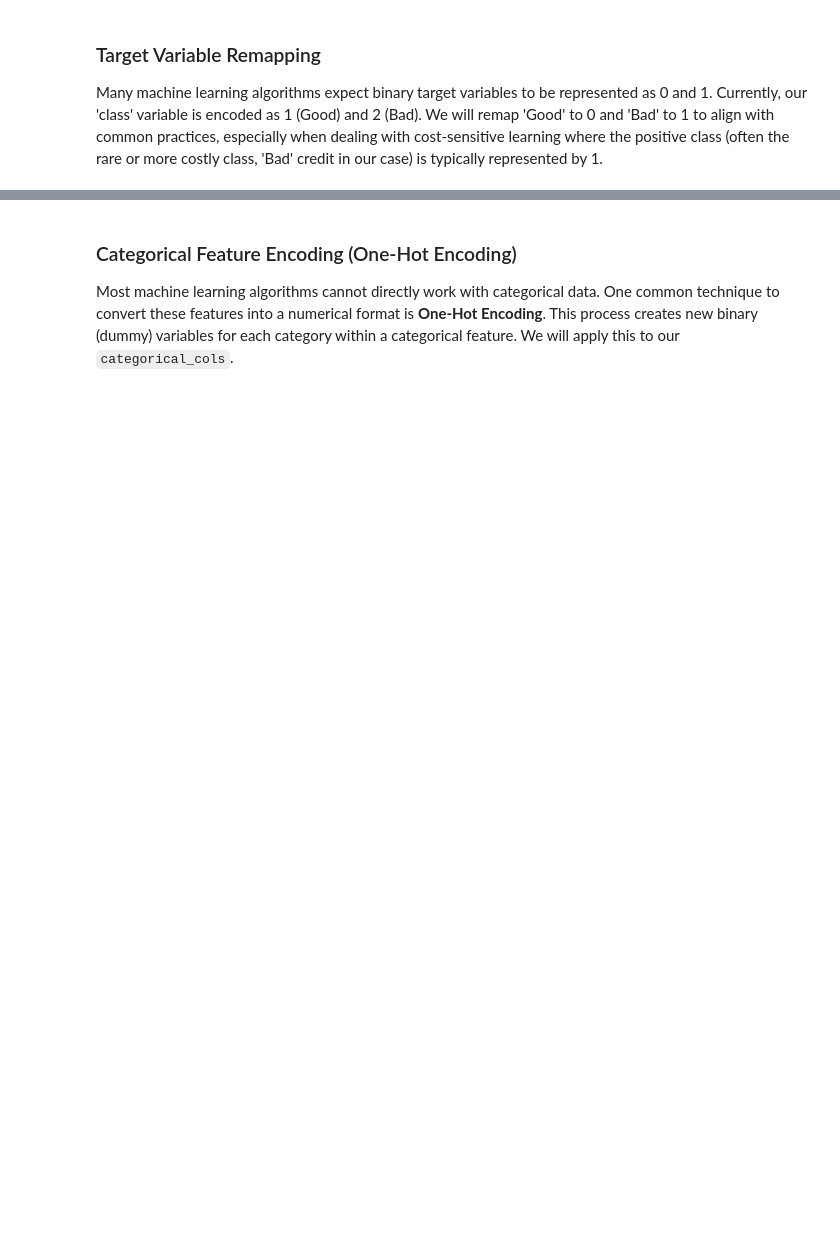
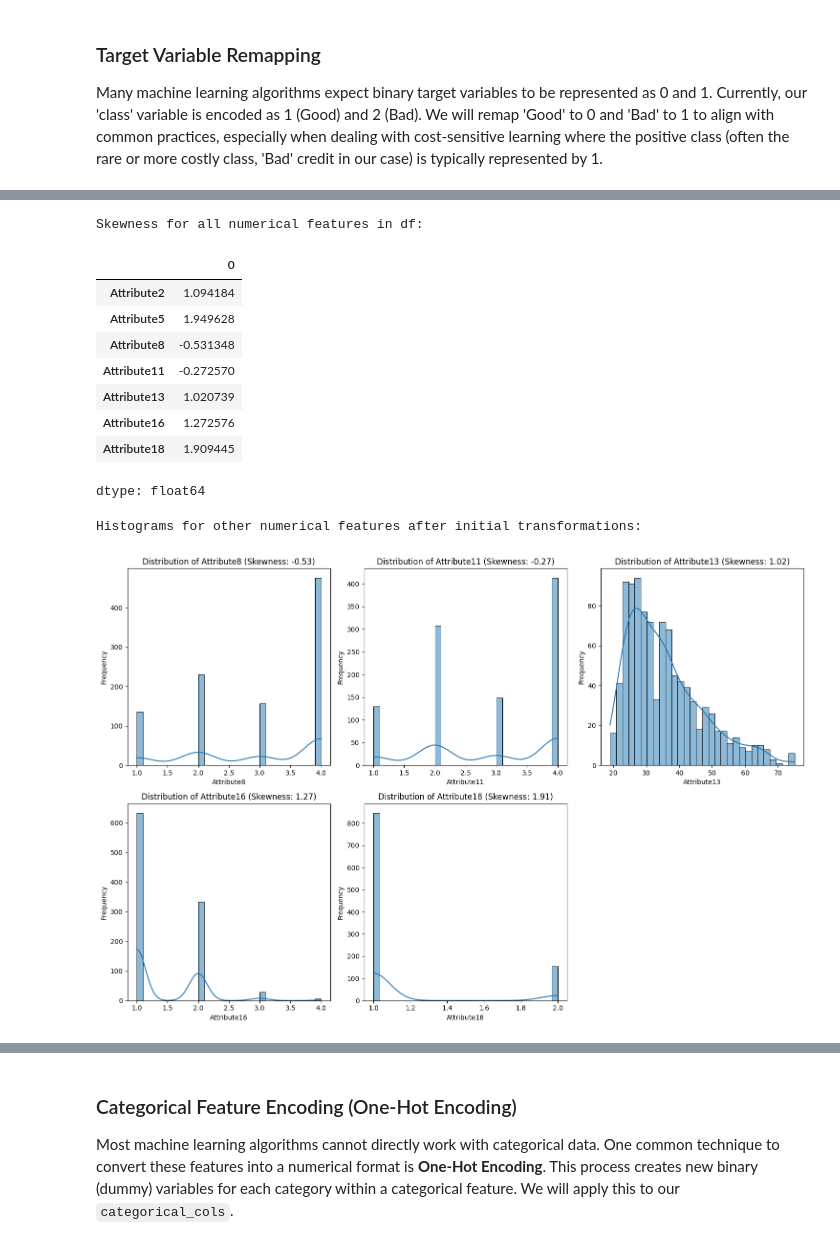
Before and after one commit to AnilGhatge/APEX_PROJECT_Sem2, a Jupyter notebook: Advanced_Apex_Project_1.ipynb, the cells around one changed output, grey strips where cells are left out. Saved outputs shown, nothing was run; the diff lists cells and outputs as text; code cells hidden in the pictures; blank space fills up the shorter version.

```diff
--- a/Advanced_Apex_Project_1.ipynb
+++ b/Advanced_Apex_Project_1.ipynb
@@ -426,8 +442,8 @@ print("Histograms for numerical features (Distribution & Skewness visualization)
 plt.figure(figsize=(15, 10))
 for i, col in enumerate(numerical_cols):
     plt.subplot(3, 3, i + 1) # Adjust subplot grid as needed
-    sns.histplot(df[col], kde=True)
-    plt.title(f'Distribution of {col} (Skewness: {df[col].skew():.2f})')
+    sns.histplot(df_eda[col], kde=True)
+    plt.title(f'Distribution of {col} (Skewness: {df_eda[col].skew():.2f})')
 plt.tight_layout()
 plt.show()
 # %% [output]
@@ -460,7 +476,7 @@ important_numerical_features = ['Attribute2', 'Attribute5', 'Attribute13']
 plt.figure(figsize=(18, 6))
 for i, col in enumerate(important_numerical_features):
     plt.subplot(1, 3, i + 1)
-    sns.histplot(df[col], kde=True, bins=20)
+    sns.histplot(df_eda[col], kde=True, bins=20)
     plt.title(f'Distribution of {col}')
     plt.xlabel(col)
     plt.ylabel('Frequency')
@@ -470,7 +486,7 @@ plt.show()
 plt.figure(figsize=(18, 6))
 for i, col in enumerate(important_numerical_features):
     plt.subplot(1, 3, i + 1)
-    sns.boxplot(x='class', y=col, data=df, palette='muted')
+    sns.boxplot(x='class', y=col, data=df_eda, palette='muted')
     plt.title(f'{col} by Credit Risk')
     plt.xlabel('Credit Risk (1: Good, 2: Bad)')
     plt.ylabel(col)
@@ -501,7 +517,7 @@ important_categorical_features = ['Attribute1', 'Attribute3', 'Attribute4', 'Att
 plt.figure(figsize=(20, 15))
 for i, col in enumerate(important_categorical_features):
     plt.subplot(2, 2, i + 1)
-    sns.countplot(x=col, hue='class', data=df, palette='coolwarm')
+    sns.countplot(x=col, hue='class', data=df_eda, palette='coolwarm')
     plt.title(f'Distribution of {col} by Credit Risk')
     plt.xlabel(col)
     plt.ylabel('Count')
@@ -555,0 +595,11 @@ First 5 rows of df after remapping target:
+# %%
+def cap_outliers(df_input, column, lower_bound=0.05, upper_bound=0.95):
+    '''Caps outliers in a given column using specified percentile bounds.'''
+    # Calculate lower and upper percentile values
+    lower_val = df_input[column].quantile(lower_bound)
+    upper_val = df_input[column].quantile(upper_bound)
+
+    # Cap the values
+    df_input[column] = np.where(df_input[column] < lower_val, lower_val, df_input[column])
+    df_input[column] = np.where(df_input[column] > upper_val, upper_val, df_input[column])
+    return df_input
@@ -555,0 +730,36 @@ First 5 rows of df after remapping target:
+# %%
+print("\nSkewness for all numerical features in df:")
+display(df_eda[numerical_cols].skew())
+
+# Identify numerical columns not yet transformed (excluding 'class' if it's in numerical_cols)
+other_numerical_cols = [col for col in numerical_cols if col not in skewed_cols and col != 'class']
+
+if other_numerical_cols:
+    print("\nHistograms for other numerical features after initial transformations:")
+    num_plots = len(other_numerical_cols)
+    # Adjust subplot grid dynamically
+    rows = (num_plots + 2) // 3 # 3 columns per row
+    plt.figure(figsize=(15, rows * 5))
+    for i, col in enumerate(other_numerical_cols):
+        plt.subplot(rows, 3, i + 1)
+        sns.histplot(df_eda[col], kde=True, bins=30)
+        plt.title(f'Distribution of {col} (Skewness: {df_eda[col].skew():.2f})')
+        plt.xlabel(col)
+        plt.ylabel('Frequency')
+    plt.tight_layout()
+    plt.show()
+else:
+    print("No other numerical columns to visualize after initial transformations.")
+# %% [output]
+Skewness for all numerical features in df:
+|  | 0 |
+| Attribute2 | 1.094184 |
+| Attribute5 | 1.949628 |
+| Attribute8 | -0.531348 |
+| Attribute11 | -0.272570 |
+| Attribute13 | 1.020739 |
+| Attribute16 | 1.272576 |
+| Attribute18 | 1.909445 |
+dtype: float64
+Histograms for other numerical features after initial transformations:
+[figure, added]
```
Also changed, not shown: parts of 86 cells of this notebook.
